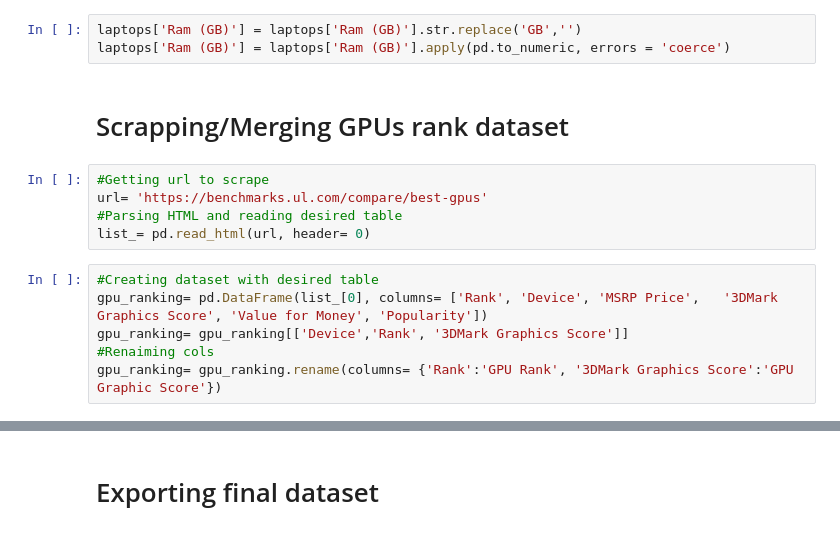
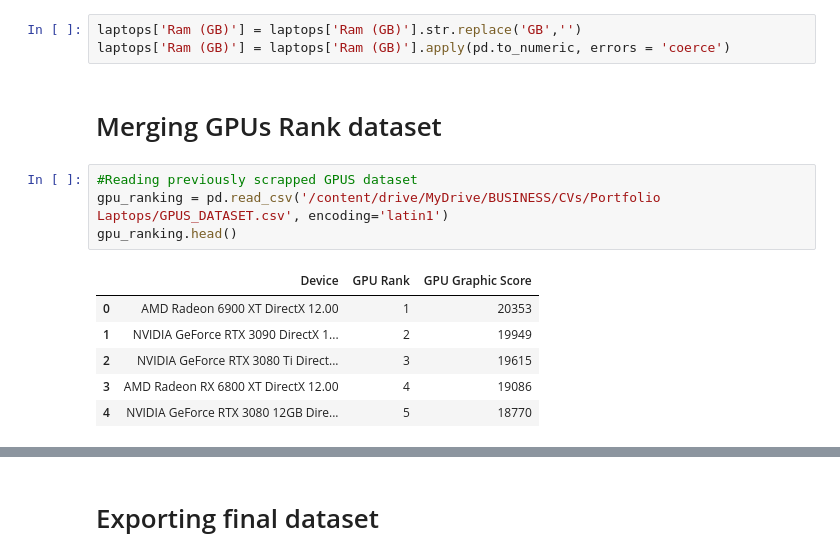
Before and after one commit to idanielnava/Laptop-Buying-Guide, a Jupyter notebook: Data_Preparation.ipynb, the cells around one changed output, grey strips where cells are left out. Cells and saved outputs as stored; diff of their text form.

```diff
--- a/Data_Preparation.ipynb
+++ b/Data_Preparation.ipynb
@@ -144,18 +181,18 @@ laptops.head()
 laptops['Ram (GB)'] = laptops['Ram (GB)'].str.replace('GB','')
 laptops['Ram (GB)'] = laptops['Ram (GB)'].apply(pd.to_numeric, errors = 'coerce')
 # %% [markdown]
-# Scrapping/Merging GPUs rank dataset
+# Merging GPUs Rank dataset
-# %%
-#Getting url to scrape
-url= 'https://benchmarks.ul.com/compare/best-gpus'
-#Parsing HTML and reading desired table
-list_= pd.read_html(url, header= 0)
-# %%
-#Creating dataset with desired table
-gpu_ranking= pd.DataFrame(list_[0], columns= ['Rank', 'Device', 'MSRP Price',	'3DMark Graphics Score', 'Value for Money', 'Popularity'])
-gpu_ranking= gpu_ranking[['Device','Rank', '3DMark Graphics Score']]
-#Renaiming cols
-gpu_ranking= gpu_ranking.rename(columns= {'Rank':'GPU Rank', '3DMark Graphics Score':'GPU Graphic Score'})
+# %%
+#Reading previously scrapped GPUS dataset
+gpu_ranking = pd.read_csv('/content/drive/MyDrive/BUSINESS/CVs/Portfolio Laptops/GPUS_DATASET.csv', encoding='latin1')
+gpu_ranking.head()
+# %% [output]
+|  | Device | GPU Rank | GPU Graphic Score |
+| 0 | AMD Radeon 6900 XT DirectX 12.00 | 1 | 20353 |
+| 1 | NVIDIA GeForce RTX 3090 DirectX 1... | 2 | 19949 |
+| 2 | NVIDIA GeForce RTX 3080 Ti Direct... | 3 | 19615 |
+| 3 | AMD Radeon RX 6800 XT DirectX 12.00 | 4 | 19086 |
+| 4 | NVIDIA GeForce RTX 3080 12GB Dire... | 5 | 18770 |
 # %%
 #Merging gpu_raking to main dataframe
 laptops_gpus= laptops.merge(gpu_ranking, how= 'left', left_on= 'Gpu', right_on= 'Device')
```
Also changed, not shown: parts of 11 cells of this notebook.
